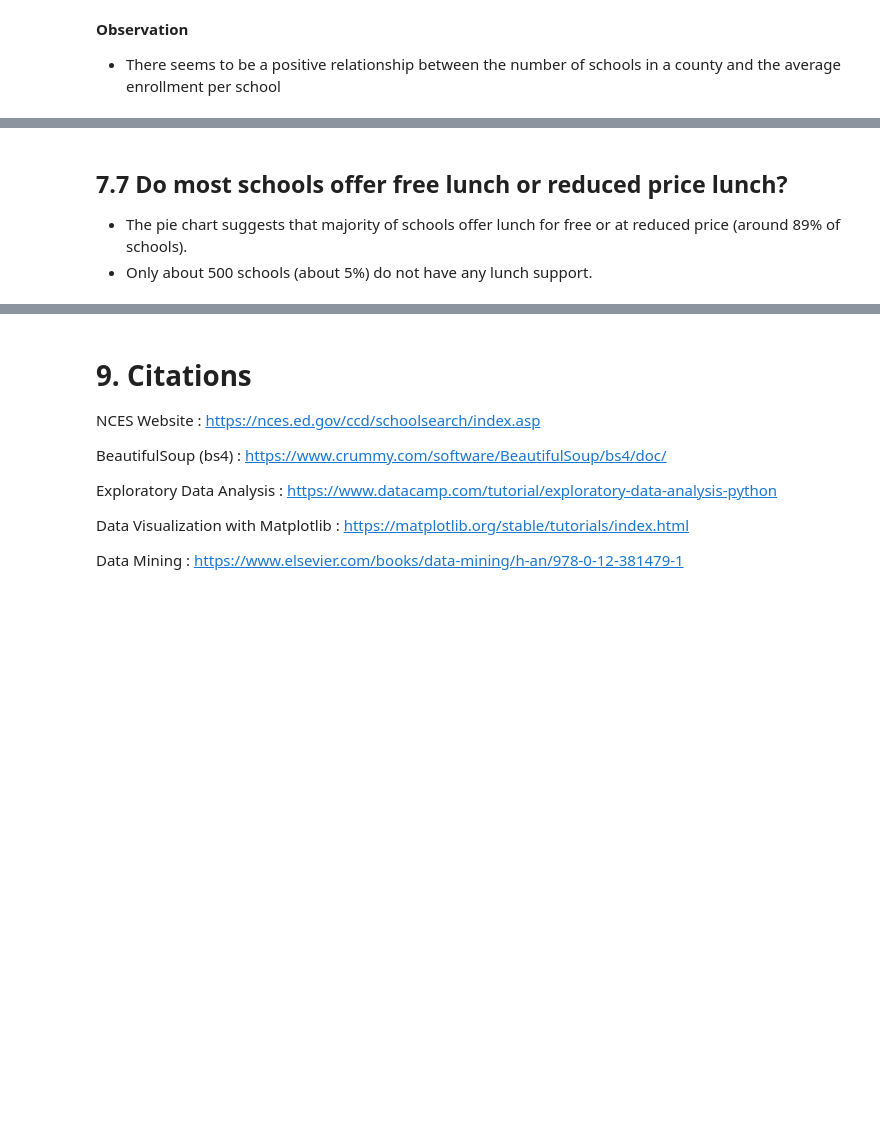
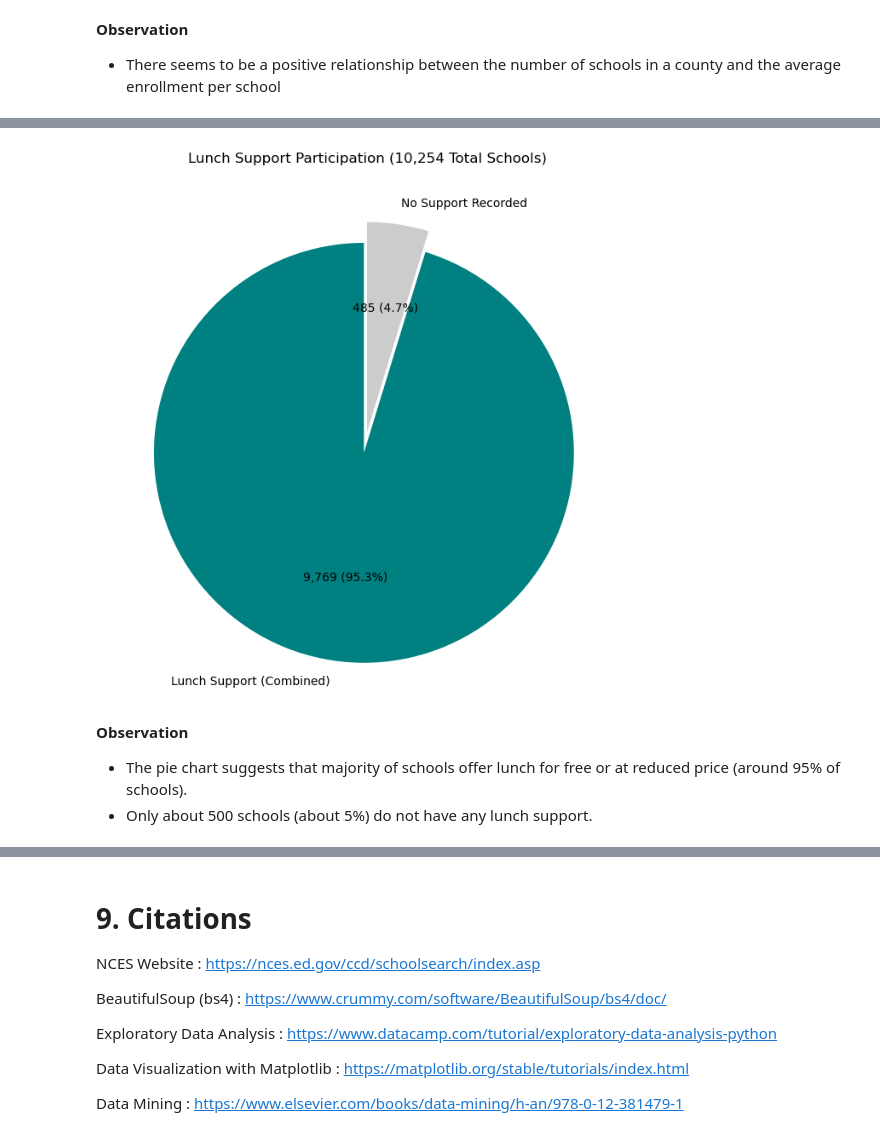
Before and after one commit to rodney-hong/eds-6340-project, a Jupyter notebook: Team 4_Midterm Project.ipynb, the cells around one changed output, grey strips where cells are left out. Saved outputs shown, nothing was run; the diff lists cells and outputs as text; code cells hidden in the pictures; blank space fills up the shorter version.

```diff
--- a/Team 4_Midterm Project.ipynb
+++ b/Team 4_Midterm Project.ipynb
@@ -1791,4 +1834,24 @@ plt.show()
+# %%
+california_k12_schools['free_lunch_eligible'] = pd.to_numeric(california_k12_schools['free_lunch_eligible'], errors='coerce').fillna(0)
+california_k12_schools['reduced_lunch_eligible'] = pd.to_numeric(california_k12_schools['reduced_lunch_eligible'], errors='coerce').fillna(0)
+
+# Combined Support: Any school with > 0 in either category
+has_support = california_k12_schools[(california_k12_schools['free_lunch_eligible'] > 0) | (california_k12_schools['reduced_lunch_eligible'] > 0)].shape[0]
+# No Support: Schools with 0 in both categories
+no_support = california_k12_schools[(california_k12_schools['free_lunch_eligible'] == 0) & (california_k12_schools['reduced_lunch_eligible'] == 0)].shape[0]
+
+labels = ['Lunch Support (Combined)', 'No Support Recorded']
+counts = [has_support, no_support]
+total = sum(counts)
+
+plt.figure(figsize=(8,8))
+plt.pie(counts, labels=labels, autopct=lambda p: '{:,.0f} ({:.1f}%)'.format(p * total / 100, p),
+        colors=['teal', '#cccccc'], startangle=90, explode=(0.1, 0))
+plt.title(f'Lunch Support Participation ({total:,.0f} Total Schools)')
+plt.show()
+# %% [output]
+[figure, added]
 # %% [markdown]
-## 7.7 Do most schools offer free lunch or reduced price lunch?
-- The pie chart suggests that majority of schools offer lunch for free or at reduced price (around 89% of schools).
+**Observation**
+- The pie chart suggests that majority of schools offer lunch for free or at reduced price (around 95% of schools).
 - Only about 500 schools (about 5%) do not have any lunch support.
```
Also changed, not shown: parts of 24 cells of this notebook, 1 other file.
